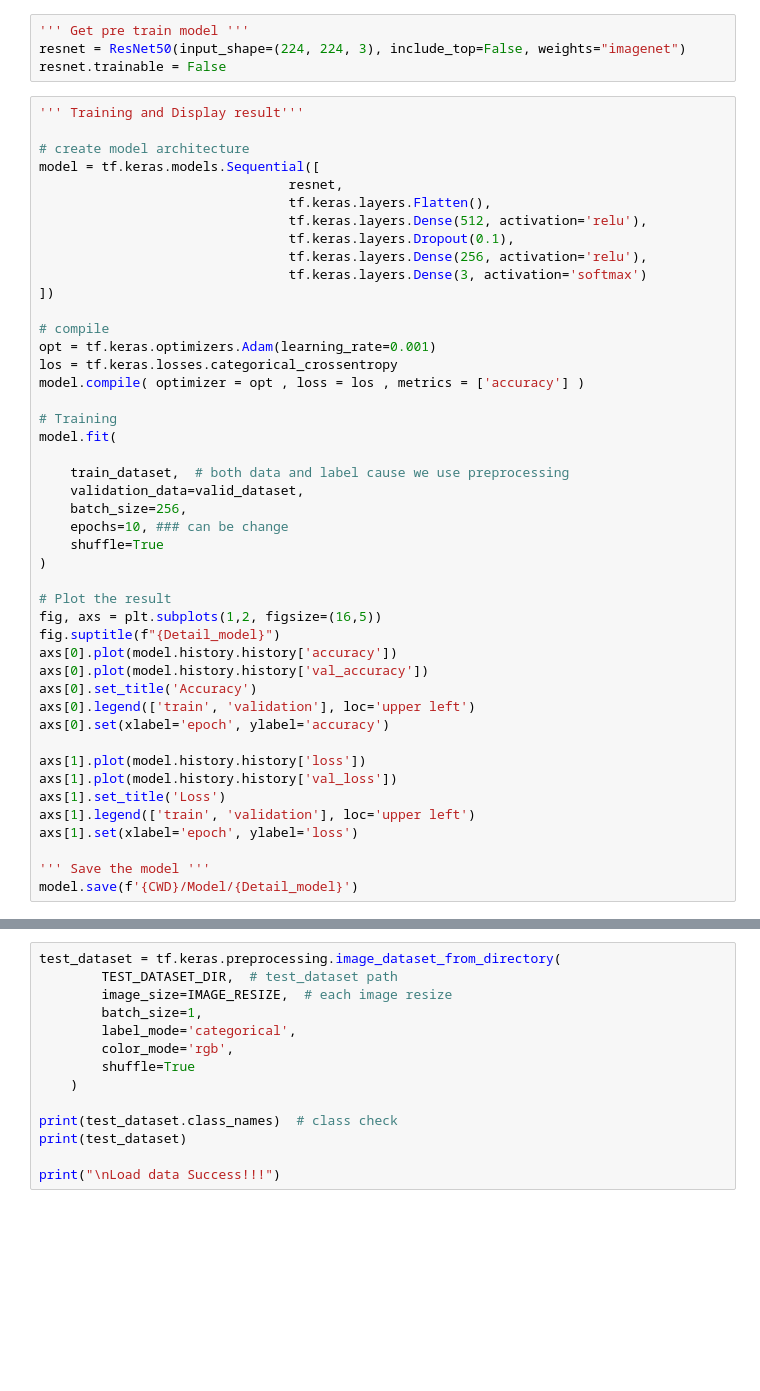
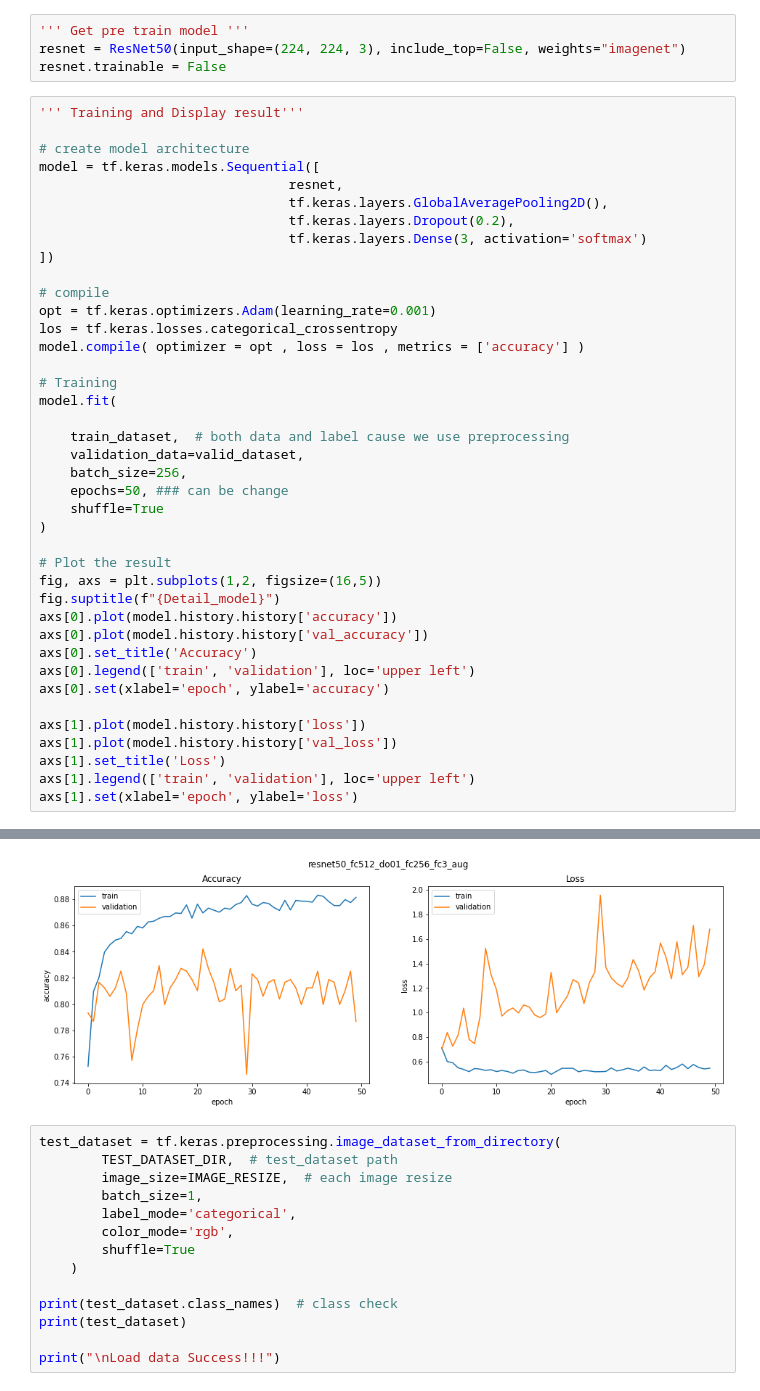
Before and after one commit to LittleLunar/OrangeClassificationDeepLearning, a Jupyter notebook: src/main.ipynb, the cells around one changed output, grey strips where cells are left out. Drawn from its saved outputs; the diff is of its cells as text; blank space fills up the shorter version.

```diff
--- a/src/main.ipynb
+++ b/src/main.ipynb
@@ -145,10 +163,8 @@ resnet.trainable = False
 # create model architecture
 model = tf.keras.models.Sequential([
                                 resnet,
-                                tf.keras.layers.Flatten(),
-                                tf.keras.layers.Dense(512, activation='relu'),
-                                tf.keras.layers.Dropout(0.1),
-                                tf.keras.layers.Dense(256, activation='relu'),
+                                tf.keras.layers.GlobalAveragePooling2D(),
+                                tf.keras.layers.Dropout(0.2),
                                 tf.keras.layers.Dense(3, activation='softmax')
 ])
 
@@ -163,7 +179,7 @@ model.fit(
     train_dataset,  # both data and label cause we use preprocessing
     validation_data=valid_dataset,
     batch_size=256,
-    epochs=10, ### can be change
+    epochs=50, ### can be change
     shuffle=True
 )
 
@@ -181,6 +197,4 @@ axs[1].plot(model.history.history['val_loss'])
 axs[1].set_title('Loss')
 axs[1].legend(['train', 'validation'], loc='upper left')
 axs[1].set(xlabel='epoch', ylabel='loss')
-
-''' Save the model '''
-model.save(f'{CWD}/Model/{Detail_model}')
+# %% [output]
@@ -187,3 +219,4 @@ model.save(f'{CWD}/Model/{Detail_model}')
+[figure, added]
 # %%
 test_dataset = tf.keras.preprocessing.image_dataset_from_directory(
         TEST_DATASET_DIR,  # test_dataset path
```
Also changed, not shown: parts of 9 cells of this notebook, 8 other files.
